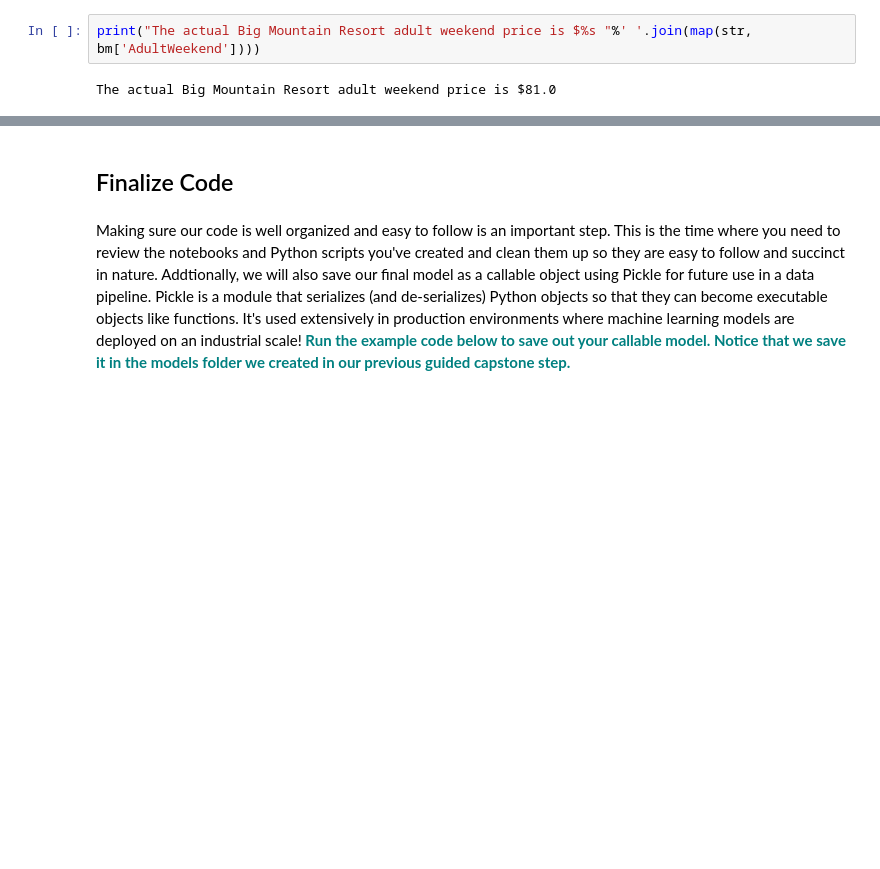
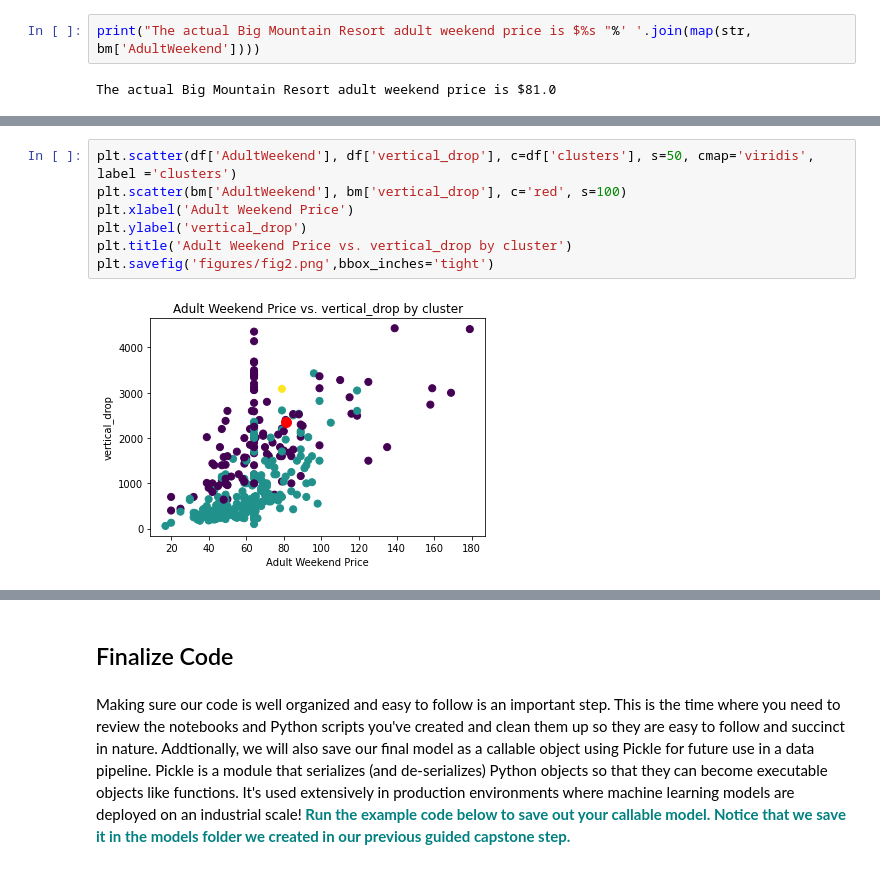
Before and after one commit to ddddaisi/Guided_Capstone, a Jupyter notebook: Notebook_stepsix.ipynb, the cells around one changed output, grey strips where cells are left out. Saved outputs shown, nothing was run; the diff lists cells and outputs as text; blank space fills up the shorter version.

```diff
--- a/Notebook_stepsix.ipynb
+++ b/Notebook_stepsix.ipynb
@@ -151,4 +151,13 @@ plt.title('summit_elev by vertical_drop by cluster')
 plt.savefig('figures/fig1.png',bbox_inches='tight')
 # %% [output]
 [figure]
+# %%
+plt.scatter(df['AdultWeekend'], df['vertical_drop'], c=df['clusters'], s=50, cmap='viridis', label ='clusters')
+plt.scatter(bm['AdultWeekend'], bm['vertical_drop'], c='red', s=100)
+plt.xlabel('Adult Weekend Price')
+plt.ylabel('vertical_drop')
+plt.title('Adult Weekend Price vs. vertical_drop by cluster')
+plt.savefig('figures/fig2.png',bbox_inches='tight')
+# %% [output]
+[figure, added]
 # %%
```
Also changed, not shown: parts of 4 cells of this notebook.
